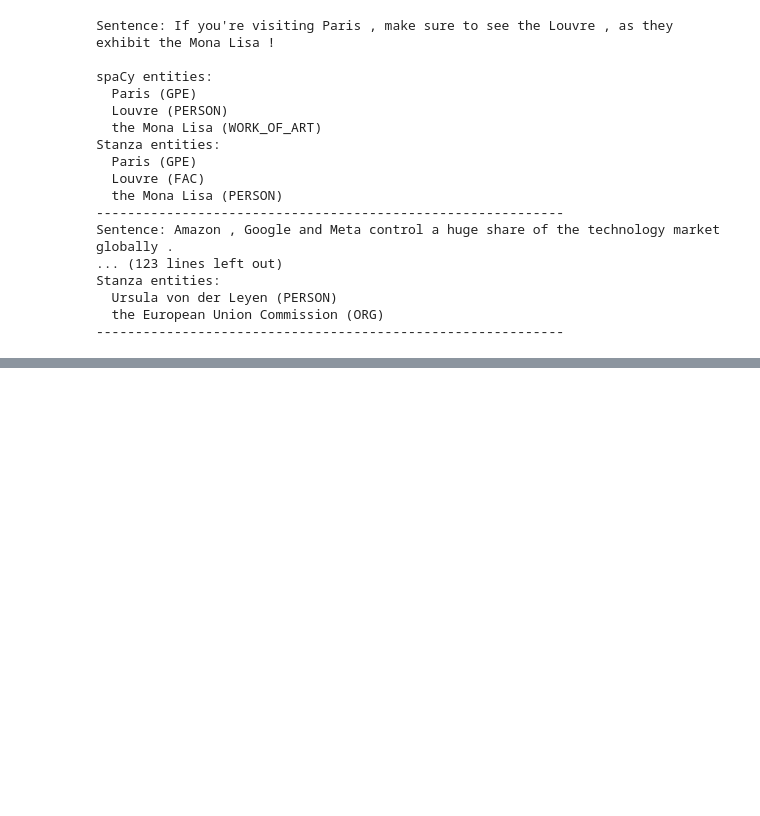
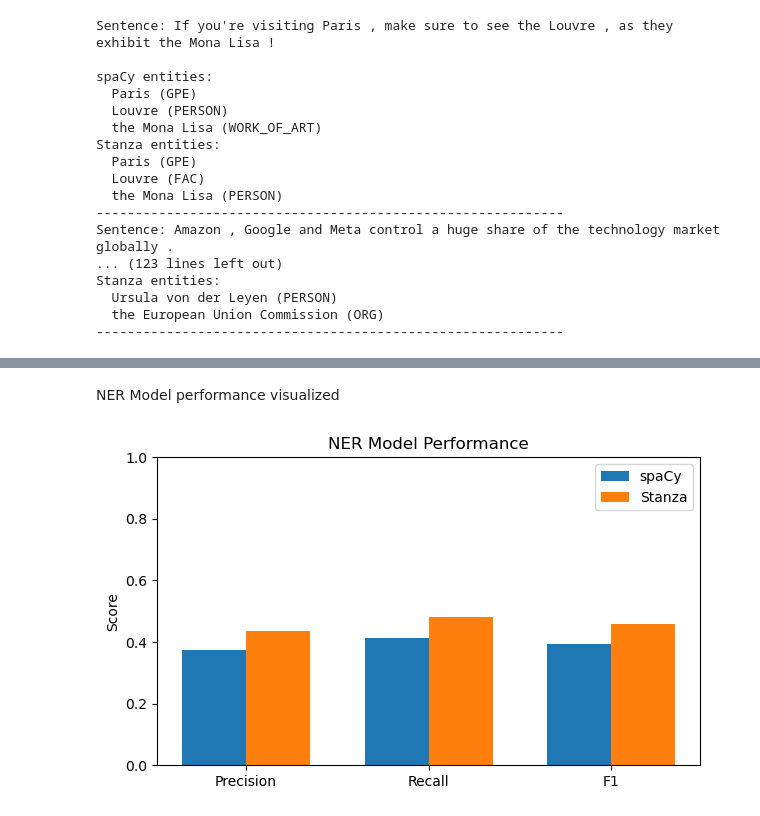
Before and after one commit to Vseonym/Text-Mining-For-AI, a Jupyter notebook: NER/ner.ipynb, the cells around one changed output, grey strips where cells are left out. Drawn from its saved outputs; the diff is of its cells as text; code cells hidden in the pictures; blank space fills up the shorter version.

```diff
--- a/NER/ner.ipynb
+++ b/NER/ner.ipynb
@@ -107,0 +385,19 @@ Stanza entities:
+# %% [markdown]
+NER Model performance visualized
+# %%
+metrics = ['Precision', 'Recall', 'F1']
+spacy_scores = [spacy_prec, spacy_rec, spacy_f1]
+stanza_scores = [stanza_prec, stanza_rec, stanza_f1]
+
+x = range(len(metrics))
+plt.figure(figsize=(7,4))
+plt.bar(x, spacy_scores, width=0.35, label='spaCy', align='center')
+plt.bar([i + 0.35 for i in x], stanza_scores, width=0.35, label='Stanza', align='center')
+plt.xticks([i + 0.175 for i in x], metrics)
+plt.ylim(0, 1)
+plt.ylabel('Score')
+plt.title('NER Model Performance')
+plt.legend()
+plt.show()
+# %% [output]
+[figure, added]
```
Also changed, not shown: parts of 33 cells of this notebook.
